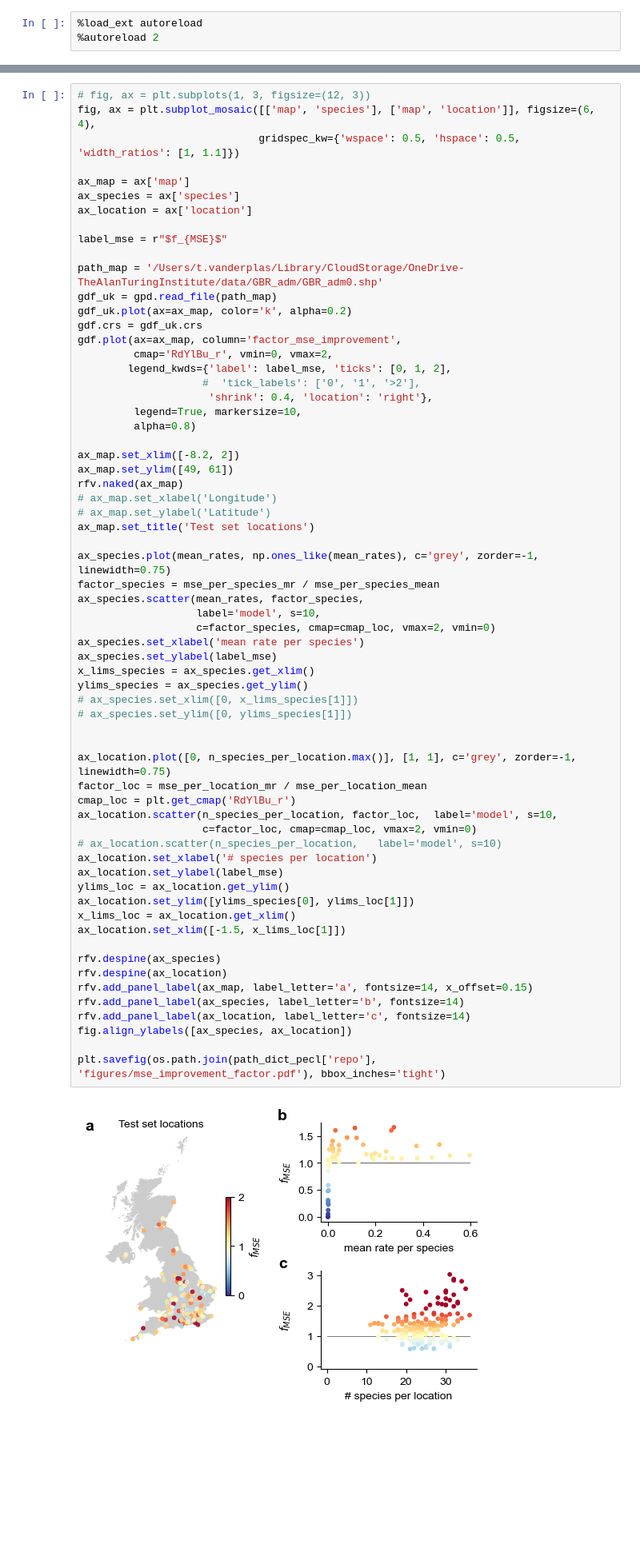
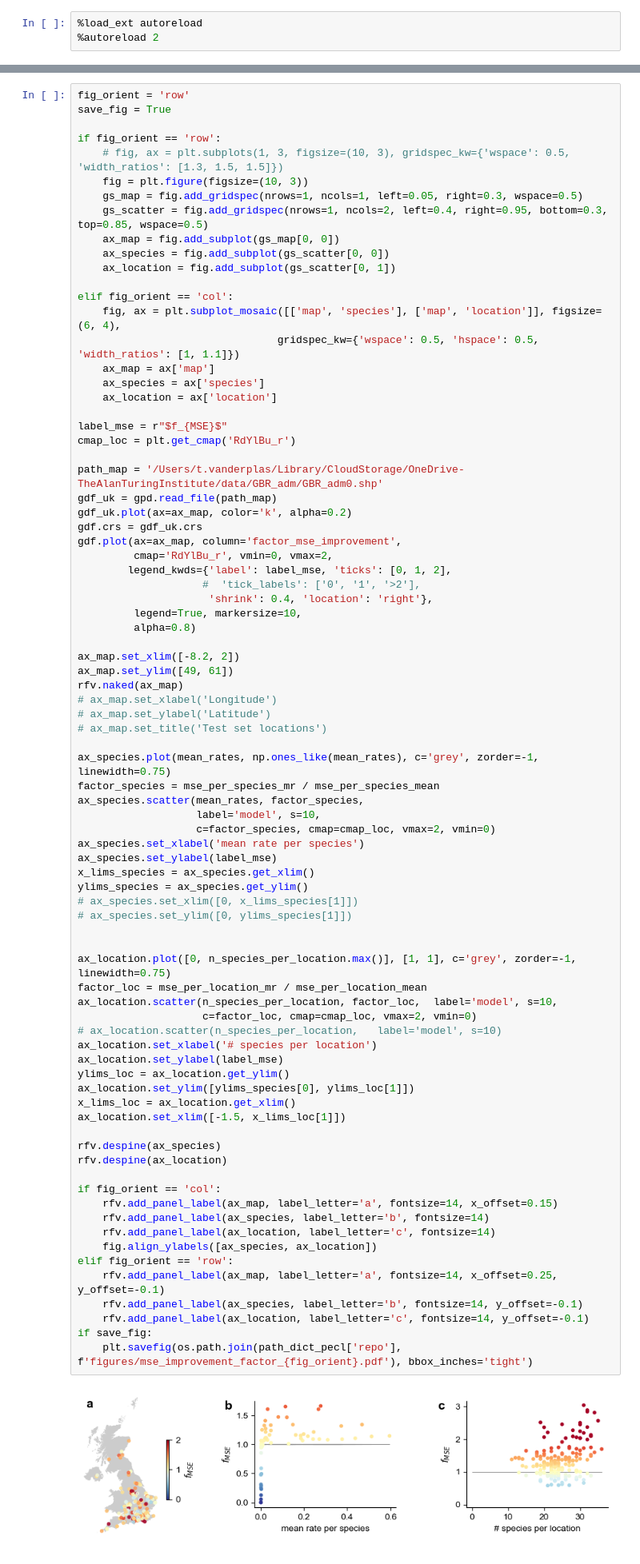
Before and after one commit to vdplasthijs/PECL, a Jupyter notebook: notebooks/Results figs and tables.ipynb, the cells around one changed output, grey strips where cells are left out. Shown at 80% size. Cells and saved outputs as stored; diff of their text form; blank space fills up the shorter version.

```diff
--- a/notebooks/Results figs and tables.ipynb
+++ b/notebooks/Results figs and tables.ipynb
@@ -182,15 +183,27 @@ PECL-ImEn_2024-03-08-0154_vnum-97.data
 PECL-ImEn_2024-03-08-0211_vnum-98.data
 (186, 62) (62,) (186,) 0.01089924
 # %%
-# fig, ax = plt.subplots(1, 3, figsize=(12, 3))
-fig, ax = plt.subplot_mosaic([['map', 'species'], ['map', 'location']], figsize=(6, 4),
-                             gridspec_kw={'wspace': 0.5, 'hspace': 0.5, 'width_ratios': [1, 1.1]})
+fig_orient = 'row'
+save_fig = True
 
-ax_map = ax['map']
-ax_species = ax['species']
-ax_location = ax['location']
+if fig_orient == 'row':
+    # fig, ax = plt.subplots(1, 3, figsize=(10, 3), gridspec_kw={'wspace': 0.5, 'width_ratios': [1.3, 1.5, 1.5]})
+    fig = plt.figure(figsize=(10, 3))
+    gs_map = fig.add_gridspec(nrows=1, ncols=1, left=0.05, right=0.3, wspace=0.5)
+    gs_scatter = fig.add_gridspec(nrows=1, ncols=2, left=0.4, right=0.95, bottom=0.3, top=0.85, wspace=0.5)
+    ax_map = fig.add_subplot(gs_map[0, 0])
+    ax_species = fig.add_subplot(gs_scatter[0, 0])
+    ax_location = fig.add_subplot(gs_scatter[0, 1])
+
+elif fig_orient == 'col':
+    fig, ax = plt.subplot_mosaic([['map', 'species'], ['map', 'location']], figsize=(6, 4),
+                                gridspec_kw={'wspace': 0.5, 'hspace': 0.5, 'width_ratios': [1, 1.1]})
+    ax_map = ax['map']
+    ax_species = ax['species']
+    ax_location = ax['location']
 
 label_mse = r"$f_{MSE}$"
+cmap_loc = plt.get_cmap('RdYlBu_r')
 
 path_map = '/Users/t.vanderplas/Library/CloudStorage/OneDrive-TheAlanTuringInstitute/data/GBR_adm/GBR_adm0.shp'
 gdf_uk = gpd.read_file(path_map)
@@ -209,44 +222,49 @@ ax_map.set_ylim([49, 61])
 rfv.naked(ax_map)
 # ax_map.set_xlabel('Longitude')
 # ax_map.set_ylabel('Latitude')
-ax_map.set_title('Test set locations')
+# ax_map.set_title('Test set locations')
 
 ax_species.plot(mean_rates, np.ones_like(mean_rates), c='grey', zorder=-1, linewidth=0.75)
 factor_species = mse_per_species_mr / mse_per_species_mean
 ax_species.scatter(mean_rates, factor_species,
                    label='model', s=10,
                    c=factor_species, cmap=cmap_loc, vmax=2, vmin=0)
 ax_species.set_xlabel('mean rate per species')
 ax_species.set_ylabel(label_mse)
 x_lims_species = ax_species.get_xlim()
 ylims_species = ax_species.get_ylim()
 # ax_species.set_xlim([0, x_lims_species[1]])
 # ax_species.set_ylim([0, ylims_species[1]])
 
 
 ax_location.plot([0, n_species_per_location.max()], [1, 1], c='grey', zorder=-1, linewidth=0.75)
 factor_loc = mse_per_location_mr / mse_per_location_mean
-cmap_loc = plt.get_cmap('RdYlBu_r')
 ax_location.scatter(n_species_per_location, factor_loc,  label='model', s=10,
                     c=factor_loc, cmap=cmap_loc, vmax=2, vmin=0)
 # ax_location.scatter(n_species_per_location,   label='model', s=10)
 ax_location.set_xlabel('# species per location')
 ax_location.set_ylabel(label_mse)
 ylims_loc = ax_location.get_ylim()
 ax_location.set_ylim([ylims_species[0], ylims_loc[1]])
 x_lims_loc = ax_location.get_xlim()
 ax_location.set_xlim([-1.5, x_lims_loc[1]])
 
 rfv.despine(ax_species)
 rfv.despine(ax_location)
-rfv.add_panel_label(ax_map, label_letter='a', fontsize=14, x_offset=0.15)
-rfv.add_panel_label(ax_species, label_letter='b', fontsize=14)
-rfv.add_panel_label(ax_location, label_letter='c', fontsize=14)
-fig.align_ylabels([ax_species, ax_location])
 
-plt.savefig(os.path.join(path_dict_pecl['repo'], 'figures/mse_improvement_factor.pdf'), bbox_inches='tight')
+if fig_orient == 'col':
+    rfv.add_panel_label(ax_map, label_letter='a', fontsize=14, x_offset=0.15)
+    rfv.add_panel_label(ax_species, label_letter='b', fontsize=14)
+    rfv.add_panel_label(ax_location, label_letter='c', fontsize=14)
+    fig.align_ylabels([ax_species, ax_location])
+elif fig_orient == 'row':
+    rfv.add_panel_label(ax_map, label_letter='a', fontsize=14, x_offset=0.25, y_offset=-0.1)
+    rfv.add_panel_label(ax_species, label_letter='b', fontsize=14, y_offset=-0.1)
+    rfv.add_panel_label(ax_location, label_letter='c', fontsize=14, y_offset=-0.1)
+if save_fig:
+    plt.savefig(os.path.join(path_dict_pecl['repo'], f'figures/mse_improvement_factor_{fig_orient}.pdf'), bbox_inches='tight')
 # %% [output]
-[figure, old version]
+[figure, new version]
 # %%
 np.sort(mean_rates[factor_species < 1])
 # %% [output]
```
Also changed, not shown: parts of 1 cell of this notebook, 2 other files.
